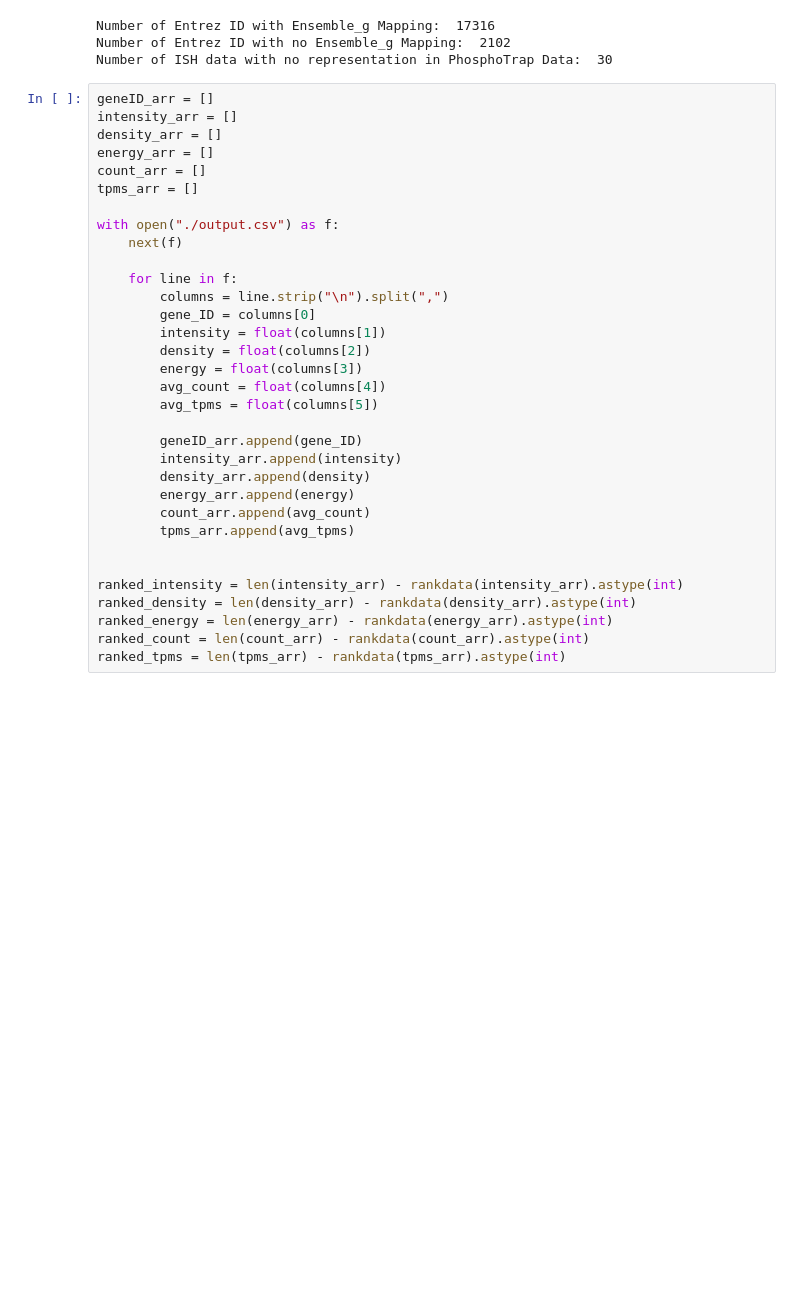
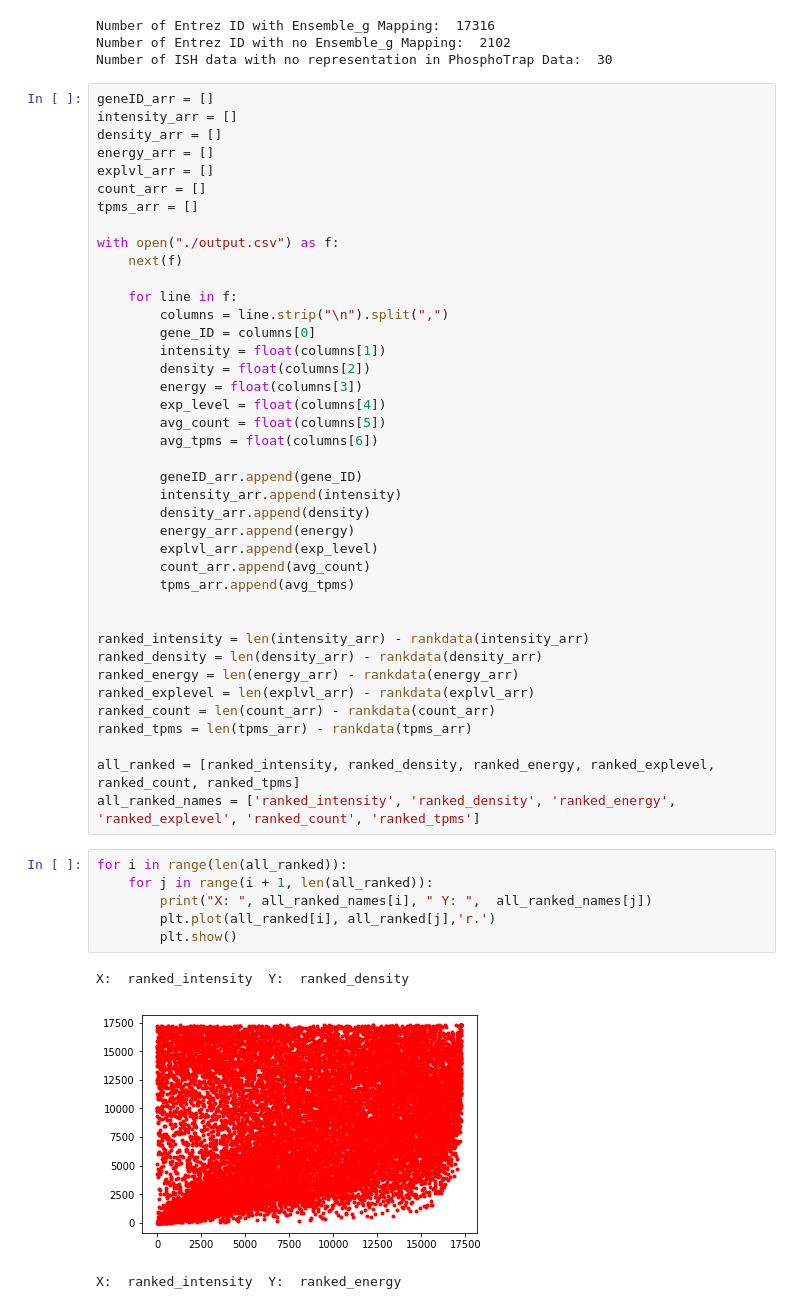
Before and after one commit to Jacky96Cheung/COMS4761_Project, a Jupyter notebook: Notebook.ipynb, the cells around one changed output. Cells and saved outputs as stored; diff of their text form; blank space fills up the shorter version.

Commit message:
Notebook automates plots now

```diff
--- a/Notebook.ipynb
+++ b/Notebook.ipynb
@@ -217,6 +219,7 @@ geneID_arr = []
 intensity_arr = []
 density_arr = []
 energy_arr = []
+explvl_arr = []
 count_arr = []
 tpms_arr = []
 
@@ -229,19 +232,35 @@ with open("./output.csv") as f:
         intensity = float(columns[1])
         density = float(columns[2])
         energy = float(columns[3])
-        avg_count = float(columns[4])
-        avg_tpms = float(columns[5])
+        exp_level = float(columns[4])
+        avg_count = float(columns[5])
+        avg_tpms = float(columns[6])
 
         geneID_arr.append(gene_ID)
         intensity_arr.append(intensity)
         density_arr.append(density)
         energy_arr.append(energy)
+        explvl_arr.append(exp_level)
         count_arr.append(avg_count)
         tpms_arr.append(avg_tpms)
 
 
-ranked_intensity = len(intensity_arr) - rankdata(intensity_arr).astype(int)
-ranked_density = len(density_arr) - rankdata(density_arr).astype(int)
-ranked_energy = len(energy_arr) - rankdata(energy_arr).astype(int)
-ranked_count = len(count_arr) - rankdata(count_arr).astype(int)
-ranked_tpms = len(tpms_arr) - rankdata(tpms_arr).astype(int)
+ranked_intensity = len(intensity_arr) - rankdata(intensity_arr)
+ranked_density = len(density_arr) - rankdata(density_arr)
+ranked_energy = len(energy_arr) - rankdata(energy_arr)
+ranked_explevel = len(explvl_arr) - rankdata(explvl_arr)
+ranked_count = len(count_arr) - rankdata(count_arr)
+ranked_tpms = len(tpms_arr) - rankdata(tpms_arr)
+
+all_ranked = [ranked_intensity, ranked_density, ranked_energy, ranked_explevel, ranked_count, ranked_tpms]
+all_ranked_names = ['ranked_intensity', 'ranked_density', 'ranked_energy', 'ranked_explevel', 'ranked_count', 'ranked_tpms']
+# %%
+for i in range(len(all_ranked)):
+    for j in range(i + 1, len(all_ranked)):
+        print("X: ", all_ranked_names[i], " Y: ",  all_ranked_names[j])
+        plt.plot(all_ranked[i], all_ranked[j],'r.')
+        plt.show()
+# %% [output]
+X:  ranked_intensity  Y:  ranked_density
+[figure, added]
+X:  ranked_intensity  Y:  ranked_energy
```
Also changed, not shown: parts of 13 cells of this notebook.
